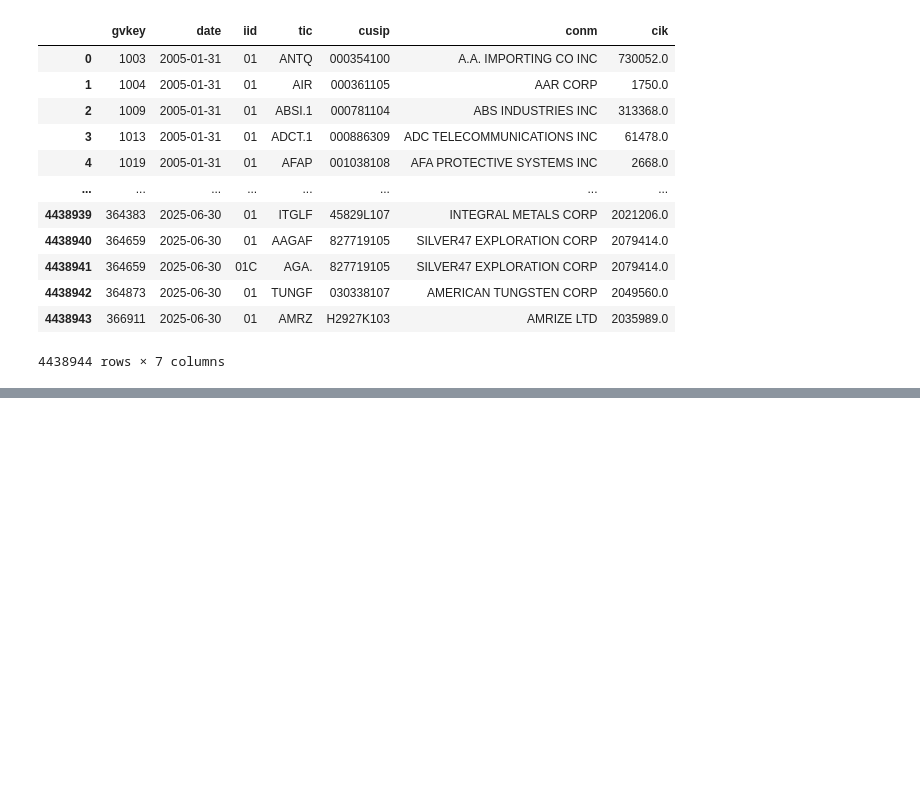
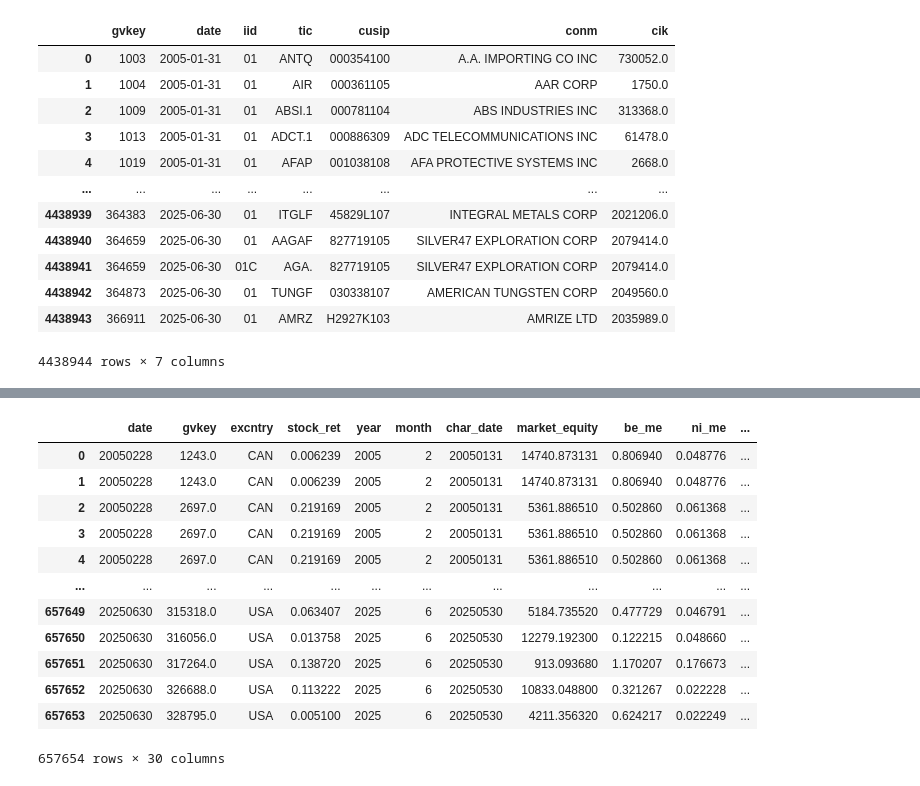
Before and after one commit to Alexis-Perron/ESSAI-BLM-LLM, a Jupyter notebook: dataprep.ipynb, the cells around one changed output, grey strips where cells are left out. Cells and saved outputs as stored; diff of their text form; code cells hidden in the pictures; blank space fills up the shorter version.

```diff
--- a/dataprep.ipynb
+++ b/dataprep.ipynb
@@ -61,0 +106,59 @@ ValueError: You are trying to merge on int64 and object columns for key 'date'.
+# %%
+filtered_data['gvkey_key'] = pd.to_numeric(filtered_data['gvkey'], errors='coerce').astype('Int64')
+filtered_data['date_key']  = pd.to_datetime(filtered_data['date'].astype(str), format='%Y%m%d', errors='coerce')
+
+# --- Keys sector_mapping (date = YYYYMMDD en int) ---
+sm = sector_mapping[['gvkey','date','gics','sic','naics']].copy()
+sm['gvkey_key'] = pd.to_numeric(sm['gvkey'], errors='coerce').astype('Int64')
+sm['date_key']  = pd.to_datetime(sm['date'].astype(str), format='%Y%m%d', errors='coerce')
+
+# (optionnel) éviter les duplications si plusieurs lignes par gvkey-date
+sm = sm.drop_duplicates(subset=['gvkey_key','date_key'])
+
+# --- Merge ---
+filtered_data = filtered_data.merge(
+    sm[['gvkey_key','date_key','gics','sic','naics']],
+    on=['gvkey_key','date_key'],
+    how='left'
+).drop(columns=['gvkey_key','date_key'])
+# %%
+# 1) Extraire le code secteur GICS (2 premiers chiffres) à partir du code GICS 8 chiffres
+# ex: 20101010 -> 20
+filtered_data['gics_sector_code'] = (
+    pd.to_numeric(filtered_data['gics'], errors='coerce')
+      .floordiv(10**6)
+      .astype('Int64')
+)
+
+# 2) Mapping MSCI / GICS (11 secteurs)
+gics_sector_map = {
+    10: "Energy",
+    15: "Materials",
+    20: "Industrials",
+    25: "Consumer Discretionary",
+    30: "Consumer Staples",
+    35: "Health Care",
+    40: "Financials",
+    45: "Information Technology",
+    50: "Communication Services",
+    55: "Utilities",
+    60: "Real Estate",
+}
+
+# 3) Ajouter le nom du secteur
+filtered_data['gics_sector_name'] = filtered_data['gics_sector_code'].map(gics_sector_map)
+filtered_data
+# %% [output]
+|  | date | gvkey | excntry | stock_ret | year | month | char_date | market_equity | be_me | ni_me | ... |
+| 0 | 20050228 | 1243.0 | CAN | 0.006239 | 2005 | 2 | 20050131 | 14740.873131 | 0.806940 | 0.048776 | ... |
+| 1 | 20050228 | 1243.0 | CAN | 0.006239 | 2005 | 2 | 20050131 | 14740.873131 | 0.806940 | 0.048776 | ... |
+| 2 | 20050228 | 2697.0 | CAN | 0.219169 | 2005 | 2 | 20050131 | 5361.886510 | 0.502860 | 0.061368 | ... |
+| 3 | 20050228 | 2697.0 | CAN | 0.219169 | 2005 | 2 | 20050131 | 5361.886510 | 0.502860 | 0.061368 | ... |
+| 4 | 20050228 | 2697.0 | CAN | 0.219169 | 2005 | 2 | 20050131 | 5361.886510 | 0.502860 | 0.061368 | ... |
+| ... | ... | ... | ... | ... | ... | ... | ... | ... | ... | ... | ... |
+| 657649 | 20250630 | 315318.0 | USA | 0.063407 | 2025 | 6 | 20250530 | 5184.735520 | 0.477729 | 0.046791 | ... |
+| 657650 | 20250630 | 316056.0 | USA | 0.013758 | 2025 | 6 | 20250530 | 12279.192300 | 0.122215 | 0.048660 | ... |
+| 657651 | 20250630 | 317264.0 | USA | 0.138720 | 2025 | 6 | 20250530 | 913.093680 | 1.170207 | 0.176673 | ... |
+| 657652 | 20250630 | 326688.0 | USA | 0.113222 | 2025 | 6 | 20250530 | 10833.048800 | 0.321267 | 0.022228 | ... |
+| 657653 | 20250630 | 328795.0 | USA | 0.005100 | 2025 | 6 | 20250530 | 4211.356320 | 0.624217 | 0.022249 | ... |
+657654 rows × 30 columns
```
Also changed, not shown: parts of 4 cells of this notebook.
